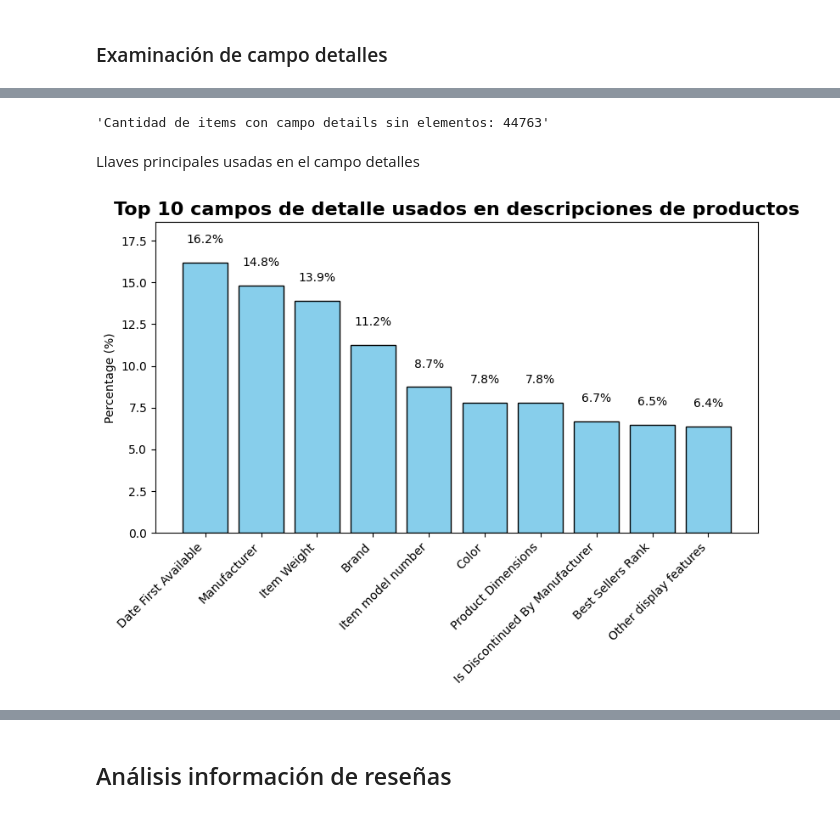
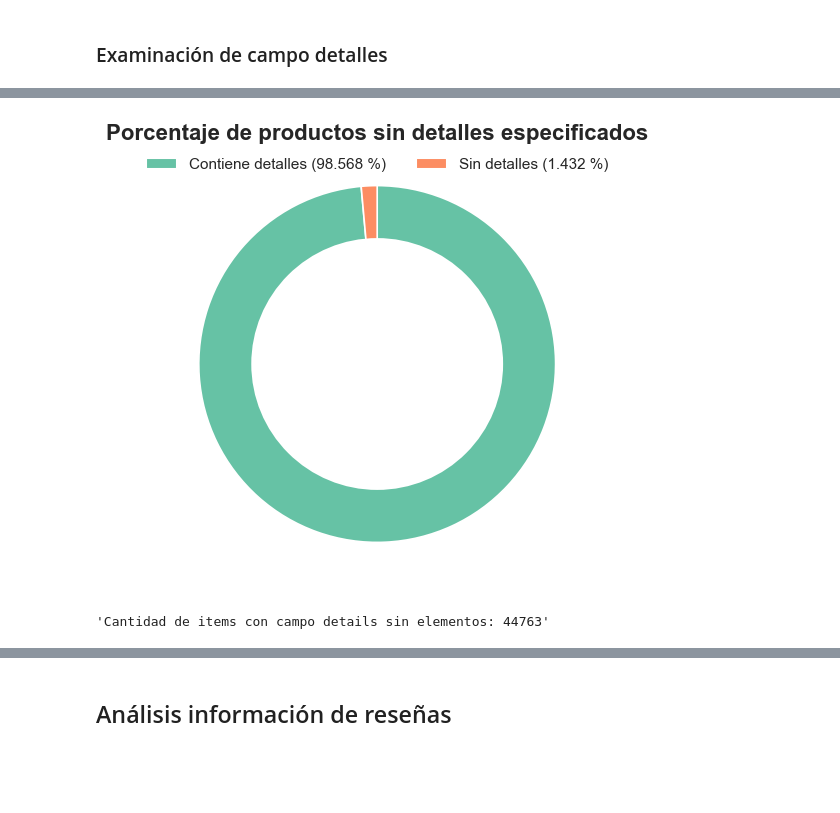
Before and after one commit to UIdealist/products-viability-analysis, a Jupyter notebook: src/silver/quality_analysis.ipynb, the cells around one changed output, grey strips where cells are left out. Drawn from its saved outputs; the diff is of its cells as text; code cells hidden in the pictures; blank space fills up the shorter version.

```diff
--- a/src/silver/quality_analysis.ipynb
+++ b/src/silver/quality_analysis.ipynb
@@ -170,3 +177,4 @@ meta_items_json_length = (
 # %%
 meta_items_details_empty = meta_items_json_length.filter(F.col('len') == 0).count()
 meta_items_details_non_empty = meta_items_json_length.filter(F.col('len') > 0).count()
+df_meta_items_details_empty = [meta_items_details_non_empty, meta_items_details_empty]
@@ -184,6 +181,21 @@ plot_percentage_categories(
+# %%
+from src.utils.visualization.CircularPlot import CircularPlot
+circular_plot = CircularPlot()
+circular_plot.prepare_single_show(
+    title = "Porcentaje de productos sin detalles especificados",
+)
+circular_plot.plot(
+    df_meta_items_details_empty,
+    legend_labels = [
+        f"Contiene detalles ({(100 * meta_items_details_non_empty / (meta_items_json_length.count())):.3f} %)",
+        f"Sin detalles ({(100 * meta_items_details_empty / (meta_items_json_length.count())):.3f} %)",
+    ],
+    col_size = 5, rows_size = 5,
+    legend_y = 0.94
+)
+# %% [output]
+[figure, added]
 # %%
 f"Cantidad de items con campo details sin elementos: {meta_items_json_length.filter(F.col('len') == 0).count()}"
 # %% [output]
 'Cantidad de items con campo details sin elementos: 44763'
-# %% [markdown]
-Llaves principales usadas en el campo detalles
@@ -215,7 +201,0 @@ meta_items_json_keys_counts = (
-# %%
-plot_percentage_categories_bar(
-    meta_items_json_keys_counts, title="Top 10 campos de detalle usados en descripciones de productos",
-    target_index = 1, label_index = 0
-)
-# %% [output]
-[figure, removed]
```
Also changed, not shown: parts of 33 cells of this notebook, 16 other files.
